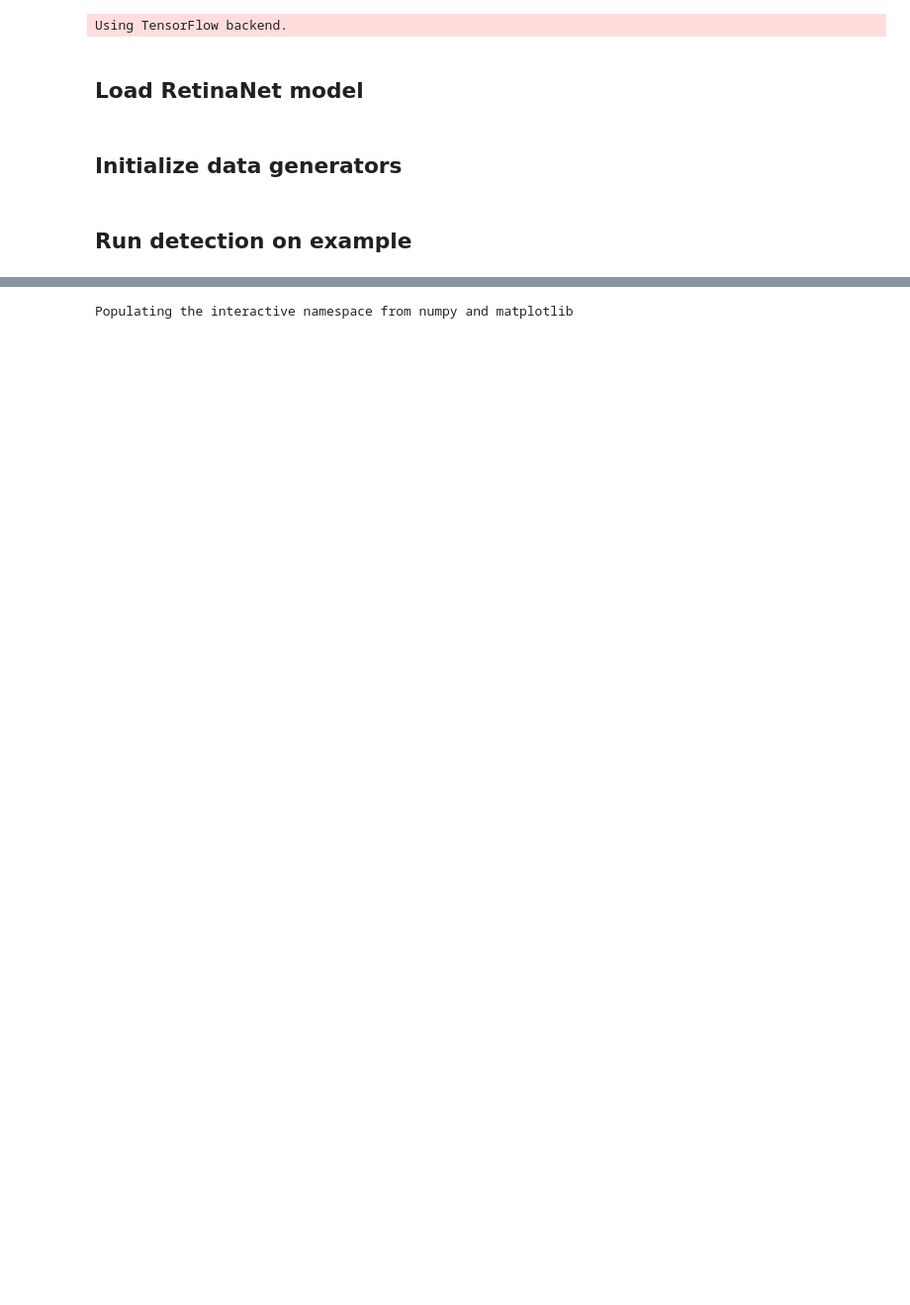
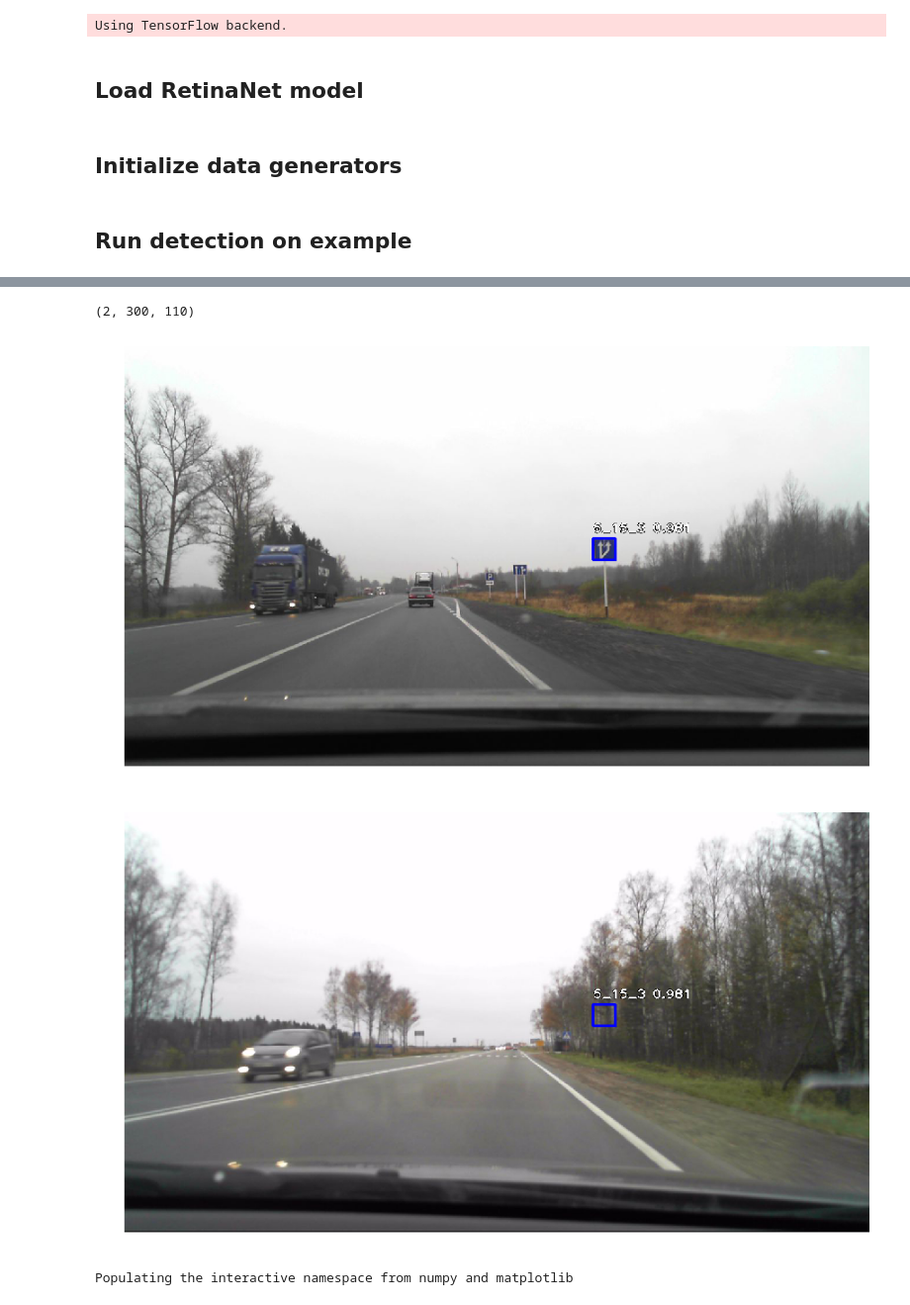
Before and after one commit to y-vasilyev/keras-retinanet, a Jupyter notebook: examples/ResNet50RetinaNet - RTSD.ipynb, the cells around one changed output, grey strips where cells are left out. Shown at 99% size. Drawn from its saved outputs; the diff is of its cells as text; code cells hidden in the pictures; blank space fills up the shorter version.

```diff
--- a/examples/ResNet50RetinaNet - RTSD.ipynb
+++ b/examples/ResNet50RetinaNet - RTSD.ipynb
@@ -146,3 +194,17 @@ def detect_and_draw(image):
+# %%
+test_images = [val_generator.load_image(x) for x in range(29, 31)]
+
+result =  detect_and_draw_batch(test_images)
+
+for r in result:
+    plt.figure(figsize=(15, 15))
+    plt.axis('off')
+    plt.imshow(r)
+    plt.show()
+# %% [output]
+(2, 300, 110)
+[figure, added]
+[figure, added]
 # %%
 
 # Import the required modules
```
Also changed, not shown: parts of 4 cells of this notebook.
